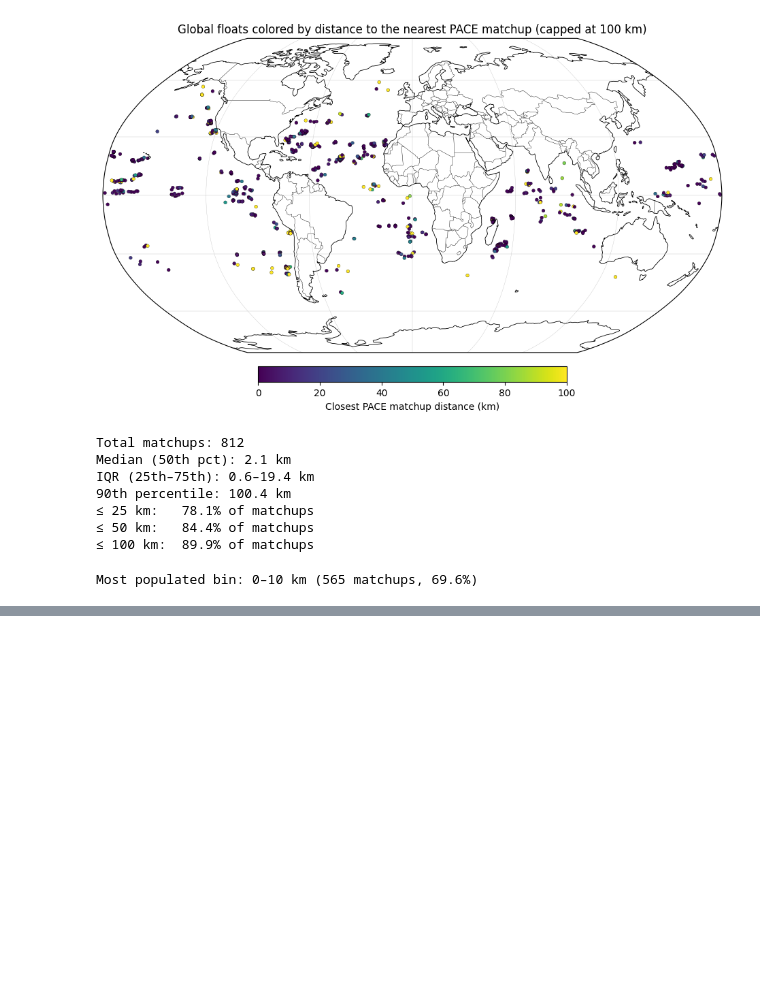
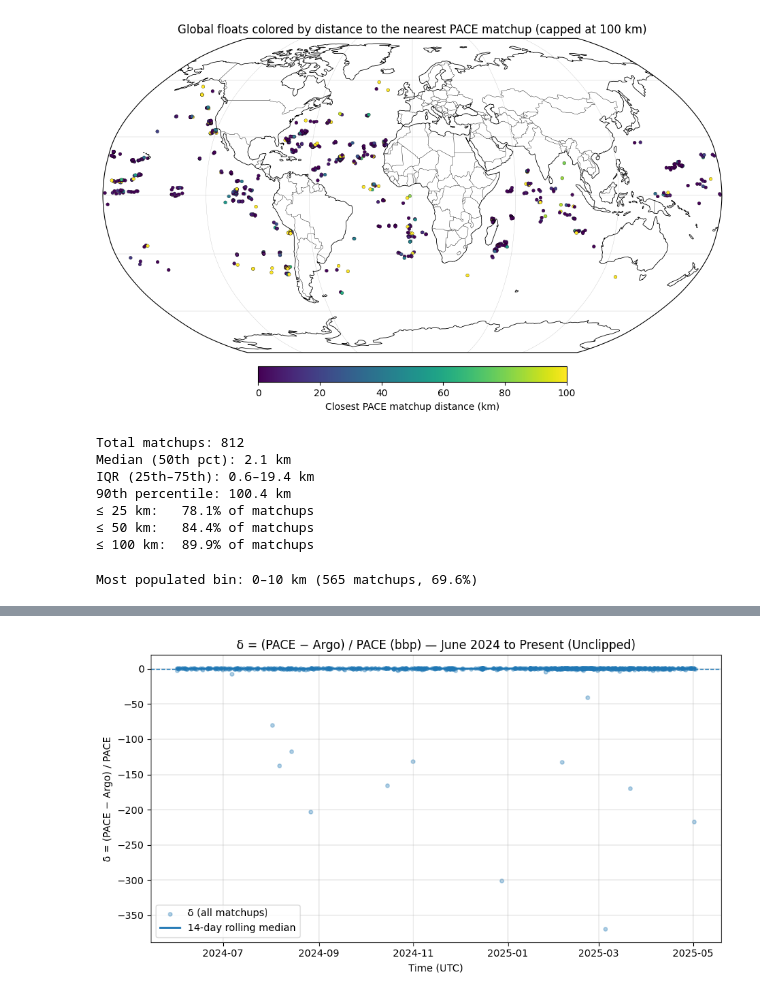
Before and after one commit to alliejames/ocean, a Jupyter notebook: notebooks/globalmatchups.ipynb, the cells around one changed output, grey strips where cells are left out. Drawn from its saved outputs; the diff is of its cells as text; code cells hidden in the pictures; blank space fills up the shorter version.

```diff
--- a/notebooks/globalmatchups.ipynb
+++ b/notebooks/globalmatchups.ipynb
@@ -289,0 +1465,84 @@ Most populated bin: 0–10 km (565 matchups, 69.6%)
+# %%
+# === Unclipped δ over time (PACE = Bnw, Argo = bbp_first3_mean) ===
+# δ = (PACE - Argo) / PACE
+import pandas as pd
+import numpy as np
+import matplotlib.pyplot as plt
+from pathlib import Path
+from matplotlib.dates import DateFormatter, AutoDateLocator
+
+# ---- settings ----
+CSV_PATH = Path("matched_with_first3_added.csv")
+TIME_COL_CANDIDATES = ["profile_time", "_time", "time", "datetime", "timestamp", "time_start"]
+PACE_COL = "Bnw"
+ARGO_COL = "bbp_first3_mean"
+START_DATE = pd.Timestamp("2024-06-01", tz="UTC")
+END_DATE = pd.Timestamp.utcnow()
+ROLL_DAYS = 14
+OUT_CSV = Path("delta_over_time_unclipped.csv")
+OUT_PNG = Path("delta_over_time_unclipped.png")
+TITLE = r"δ = (PACE − Argo) / PACE (bbp) — June 2024 to Present (Unclipped)"
+# -------------------
+
+def pick_time_col(df, candidates):
+    for c in candidates:
+        if c in df.columns: return c
+        for col in df.columns:
+            if col.lower() == c.lower(): return col
+    for col in df.columns:
+        if any(tok in col.lower() for tok in ["time", "date", "datetime", "timestamp"]):
+            return col
+    return None
+
+# Load & parse time
+df = pd.read_csv(CSV_PATH)
+tcol = pick_time_col(df, TIME_COL_CANDIDATES)
+if tcol is None:
+    raise KeyError(f"Need a time column (tried {TIME_COL_CANDIDATES}). Got: {list(df.columns)}")
+df[tcol] = pd.to_datetime(df[tcol], errors="coerce", utc=True)
+df = df.dropna(subset=[tcol])
+
+# Compute δ
+PACE = pd.to_numeric(df[PACE_COL], errors="coerce")
+ARGO = pd.to_numeric(df[ARGO_COL], errors="coerce")
+delta = (PACE - ARGO) / PACE
+
+valid = np.isfinite(delta) & (PACE > 0)
+dfv = df.loc[valid, [tcol]].copy()
+dfv["delta"] = delta[valid].values
+
+# Date filter
+dfv = dfv[(dfv[tcol] >= START_DATE) & (dfv[tcol] <= END_DATE)]
+dfv = dfv.sort_values(tcol)
+if dfv.empty:
+    raise ValueError("No rows after filtering; check time parsing and column names.")
+
+# Rolling median (uses full, *unclipped* data)
+roll = dfv.set_index(tcol)["delta"].rolling(f"{ROLL_DAYS}D").median()
+
+# Save tidy output
+out = dfv.rename(columns={tcol: "time_utc"})[["time_utc", "delta"]]
+out.to_csv(OUT_CSV, index=False)
+print(f"Saved: {OUT_CSV.resolve()} (rows={len(out)})")
+print(f"Mean δ={out['delta'].mean():.3f}, Median δ={out['delta'].median():.3f}, "
+      f"Min δ={out['delta'].min():.3f}, Max δ={out['delta'].max():.3f}")
+
+# Plot (no clipping)
+plt.figure(figsize=(9,5))
+plt.scatter(dfv[tcol], dfv["delta"], s=14, alpha=0.35, label="δ (all matchups)")
+plt.plot(roll.index, roll.values, linewidth=2, label=f"{ROLL_DAYS}-day rolling median")
+plt.axhline(0, ls="--", lw=1)
+
+plt.title(TITLE)
+plt.ylabel("δ = (PACE − Argo) / PACE")
+plt.xlabel("Time (UTC)")
+ax = plt.gca()
+ax.xaxis.set_major_locator(AutoDateLocator())
+ax.xaxis.set_major_formatter(DateFormatter("%Y-%m"))
+plt.grid(True, lw=0.3)
+plt.legend()
+plt.tight_layout()
+plt.savefig(OUT_PNG, dpi=200)
+plt.show()
+print(f"Figure saved: {OUT_PNG.resolve()}")
+# %% [output]
@@ -289,0 +1551 @@ Most populated bin: 0–10 km (565 matchups, 69.6%)
+[figure, added]
```
Also changed, not shown: parts of 25 cells of this notebook.
